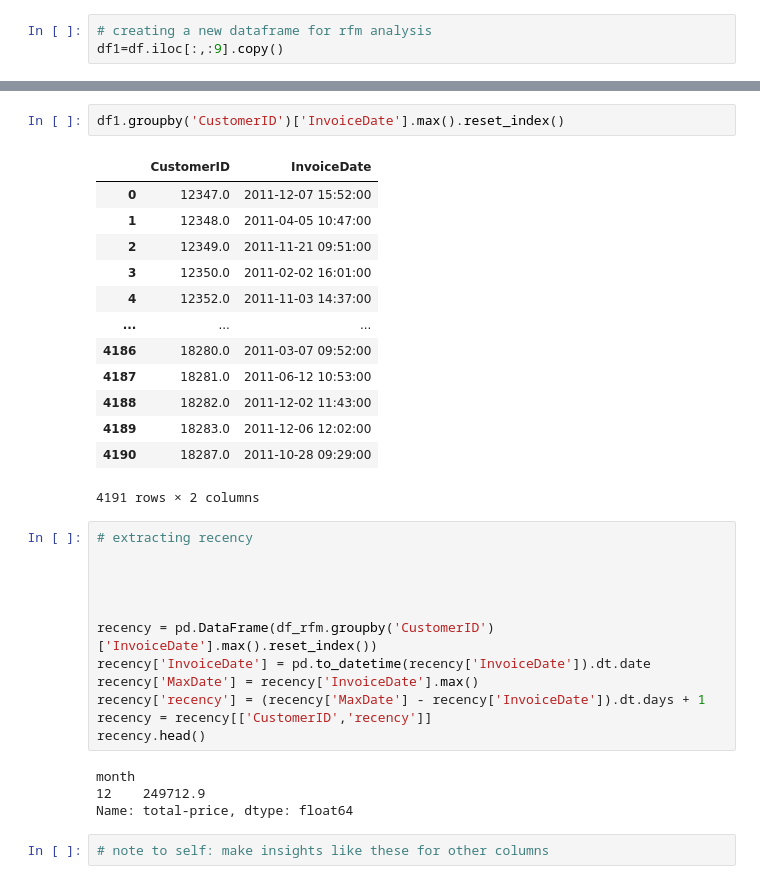
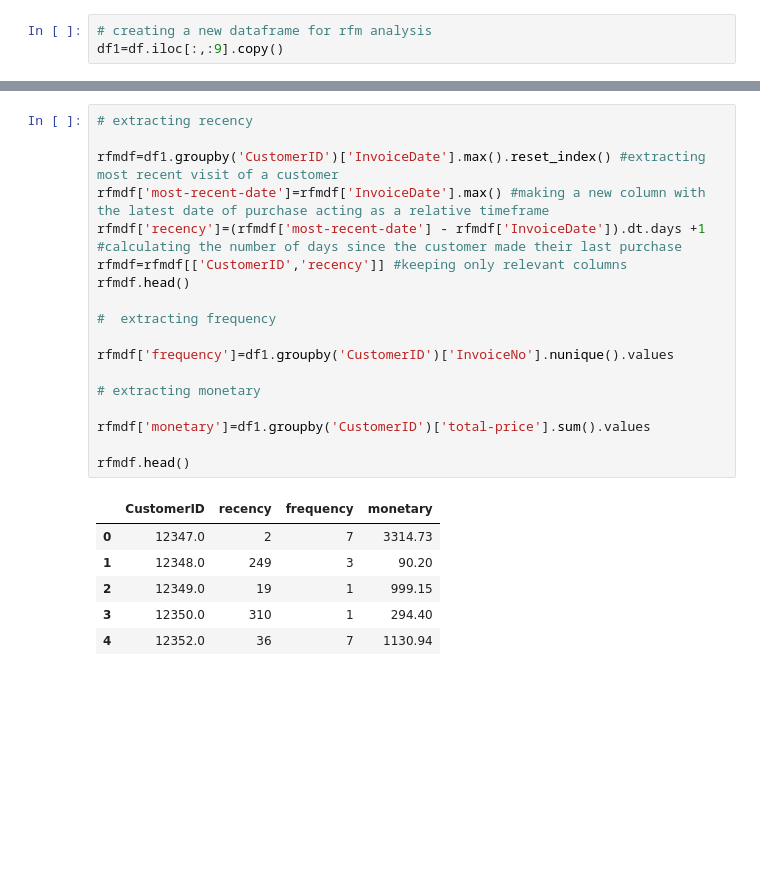
Before and after one commit to sanhiitaa/customer-segmentation-rfm-analysis, a Jupyter notebook: customer_segmentation.ipynb, the cells around one changed output, grey strips where cells are left out. Saved outputs shown, nothing was run; the diff lists cells and outputs as text; blank space fills up the shorter version.

```diff
--- a/customer_segmentation.ipynb
+++ b/customer_segmentation.ipynb
@@ -515,37 +515,28 @@ df1.head()
 | 2 | 536365 | 84406B | CREAM CUPID HEARTS COAT HANGER | 8 | 2010-12-01 08:26:00 | 2.75 | 17850.0 | United Kingdom | 22.00 |
 | 3 | 536365 | 84029G | KNITTED UNION FLAG HOT WATER BOTTLE | 6 | 2010-12-01 08:26:00 | 3.39 | 17850.0 | United Kingdom | 20.34 |
 | 4 | 536365 | 84029E | RED WOOLLY HOTTIE WHITE HEART. | 6 | 2010-12-01 08:26:00 | 3.39 | 17850.0 | United Kingdom | 20.34 |
-# %%
-df1.groupby('CustomerID')['InvoiceDate'].max().reset_index()
-# %% [output]
-|  | CustomerID | InvoiceDate |
-| 0 | 12347.0 | 2011-12-07 15:52:00 |
-| 1 | 12348.0 | 2011-04-05 10:47:00 |
-| 2 | 12349.0 | 2011-11-21 09:51:00 |
-| 3 | 12350.0 | 2011-02-02 16:01:00 |
-| 4 | 12352.0 | 2011-11-03 14:37:00 |
-| ... | ... | ... |
-| 4186 | 18280.0 | 2011-03-07 09:52:00 |
-| 4187 | 18281.0 | 2011-06-12 10:53:00 |
-| 4188 | 18282.0 | 2011-12-02 11:43:00 |
-| 4189 | 18283.0 | 2011-12-06 12:02:00 |
-| 4190 | 18287.0 | 2011-10-28 09:29:00 |
-4191 rows × 2 columns
-# %%
-# extracting recency
-
-
-
-
-recency = pd.DataFrame(df_rfm.groupby('CustomerID')['InvoiceDate'].max().reset_index())
-recency['InvoiceDate'] = pd.to_datetime(recency['InvoiceDate']).dt.date
-recency['MaxDate'] = recency['InvoiceDate'].max()
-recency['recency'] = (recency['MaxDate'] - recency['InvoiceDate']).dt.days + 1
-recency = recency[['CustomerID','recency']]
-recency.head()
-# %% [output]
-month
-12    249712.9
-Name: total-price, dtype: float64
-# %%
-# note to self: make insights like these for other columns
+# %%
+# extracting recency
+
+rfmdf=df1.groupby('CustomerID')['InvoiceDate'].max().reset_index() #extracting most recent visit of a customer
+rfmdf['most-recent-date']=rfmdf['InvoiceDate'].max() #making a new column with the latest date of purchase acting as a relative timeframe
+rfmdf['recency']=(rfmdf['most-recent-date'] - rfmdf['InvoiceDate']).dt.days +1 #calculating the number of days since the customer made their last purchase
+rfmdf=rfmdf[['CustomerID','recency']] #keeping only relevant columns
+rfmdf.head()
+
+#  extracting frequency
+
+rfmdf['frequency']=df1.groupby('CustomerID')['InvoiceNo'].nunique().values
+
+# extracting monetary
+
+rfmdf['monetary']=df1.groupby('CustomerID')['total-price'].sum().values
+
+rfmdf.head()
+# %% [output]
+|  | CustomerID | recency | frequency | monetary |
+| 0 | 12347.0 | 2 | 7 | 3314.73 |
+| 1 | 12348.0 | 249 | 3 | 90.20 |
+| 2 | 12349.0 | 19 | 1 | 999.15 |
+| 3 | 12350.0 | 310 | 1 | 294.40 |
+| 4 | 12352.0 | 36 | 7 | 1130.94 |
```
Also changed, not shown: parts of 12 cells of this notebook.
